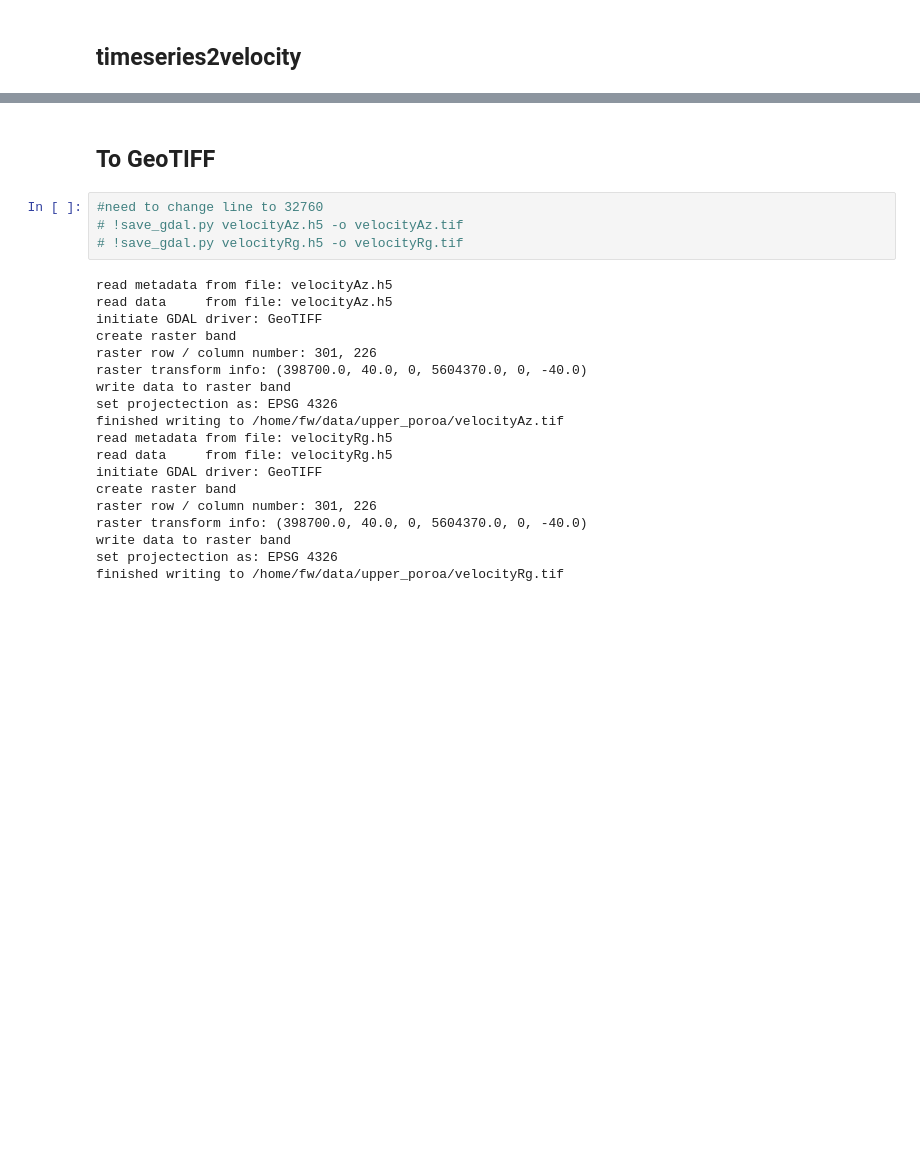
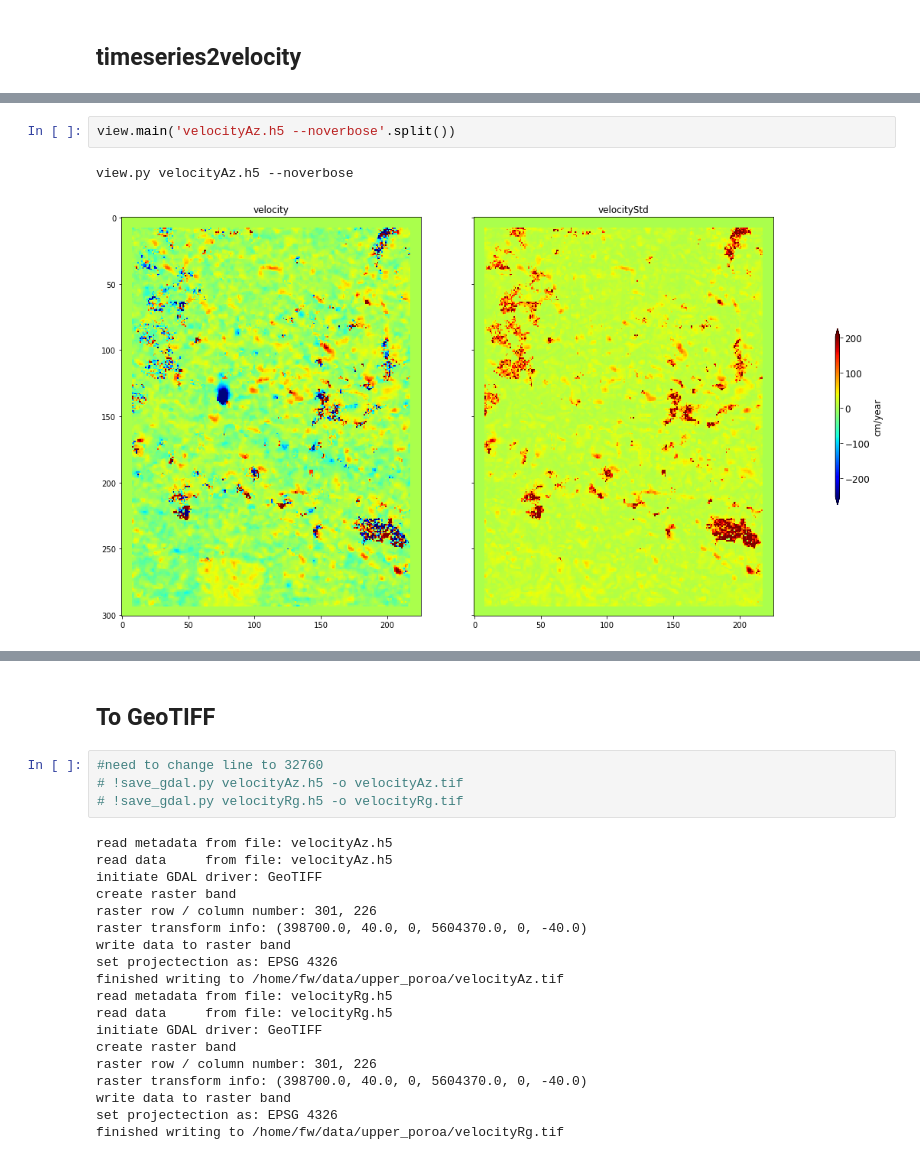
Before and after one commit to forrestfwilliams/pixeloffset_mintpy, a Jupyter notebook: mintpy_offsets.ipynb, the cells around one changed output, grey strips where cells are left out. Saved outputs shown, nothing was run; the diff lists cells and outputs as text; blank space fills up the shorter version.

```diff
--- a/mintpy_offsets.ipynb
+++ b/mintpy_offsets.ipynb
@@ -224,0 +208,5 @@ time used: 00 mins 17.8 secs.
+# %%
+view.main('velocityAz.h5 --noverbose'.split())
+# %% [output]
+view.py velocityAz.h5 --noverbose
+[figure, added]
```
Also changed, not shown: parts of 25 cells of this notebook, 7 other files.
